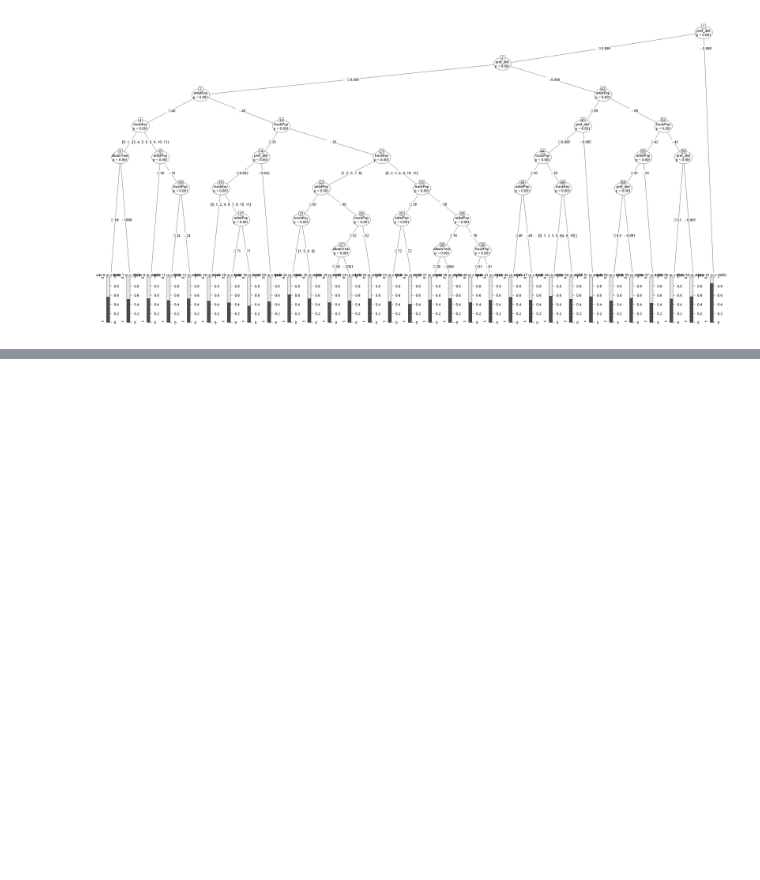
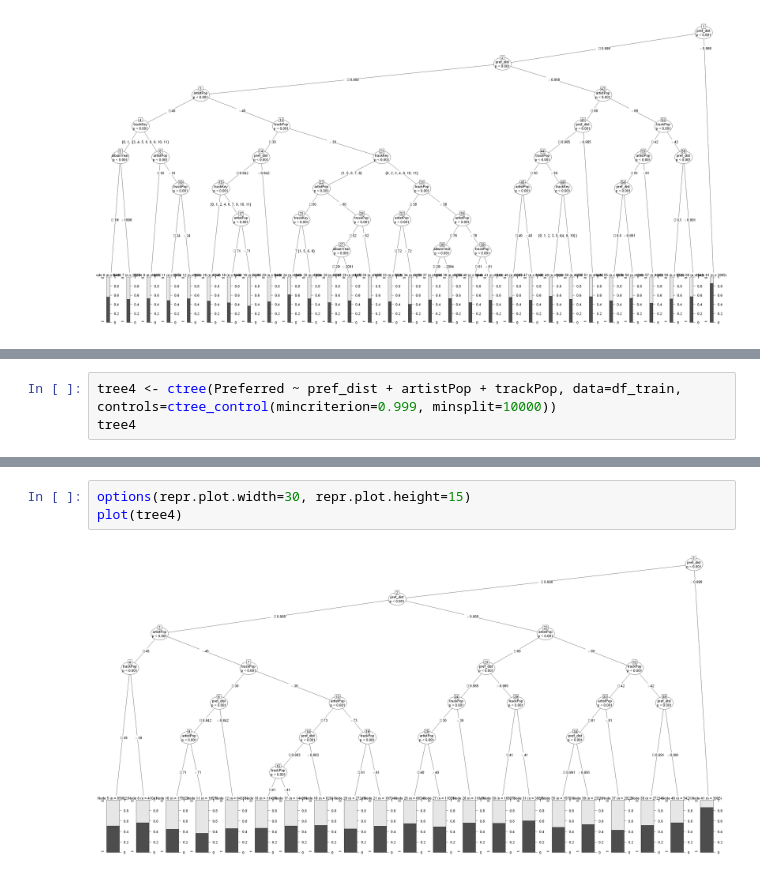
Before and after one commit to smehdizadeh/CSCI5622_Machine-Learning, a Jupyter notebook: DT.ipynb, the cells around one changed output, grey strips where cells are left out. Drawn from its saved outputs; the diff is of its cells as text; blank space fills up the shorter version.

```diff
--- a/DT.ipynb
+++ b/DT.ipynb
@@ -220,0 +250,3 @@ accuracy
+# %%
+tree4 <- ctree(Preferred ~ pref_dist + artistPop + trackPop, data=df_train, controls=ctree_control(mincriterion=0.999, minsplit=10000))
+tree4
@@ -220,0 +271,5 @@ accuracy
+# %%
+options(repr.plot.width=30, repr.plot.height=15)
+plot(tree4)
+# %% [output]
+[figure, added]
```
Also changed, not shown: parts of 34 cells of this notebook.
